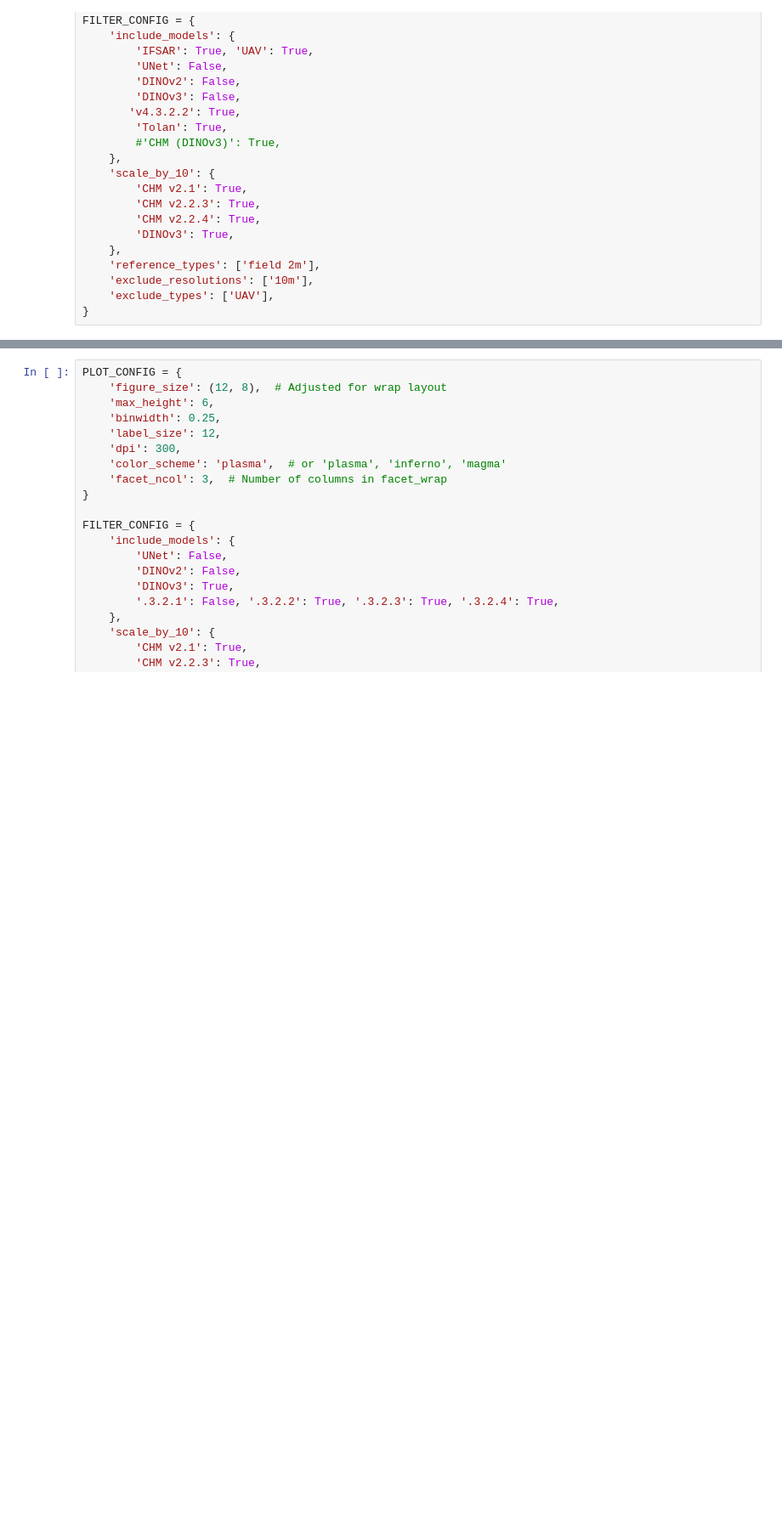
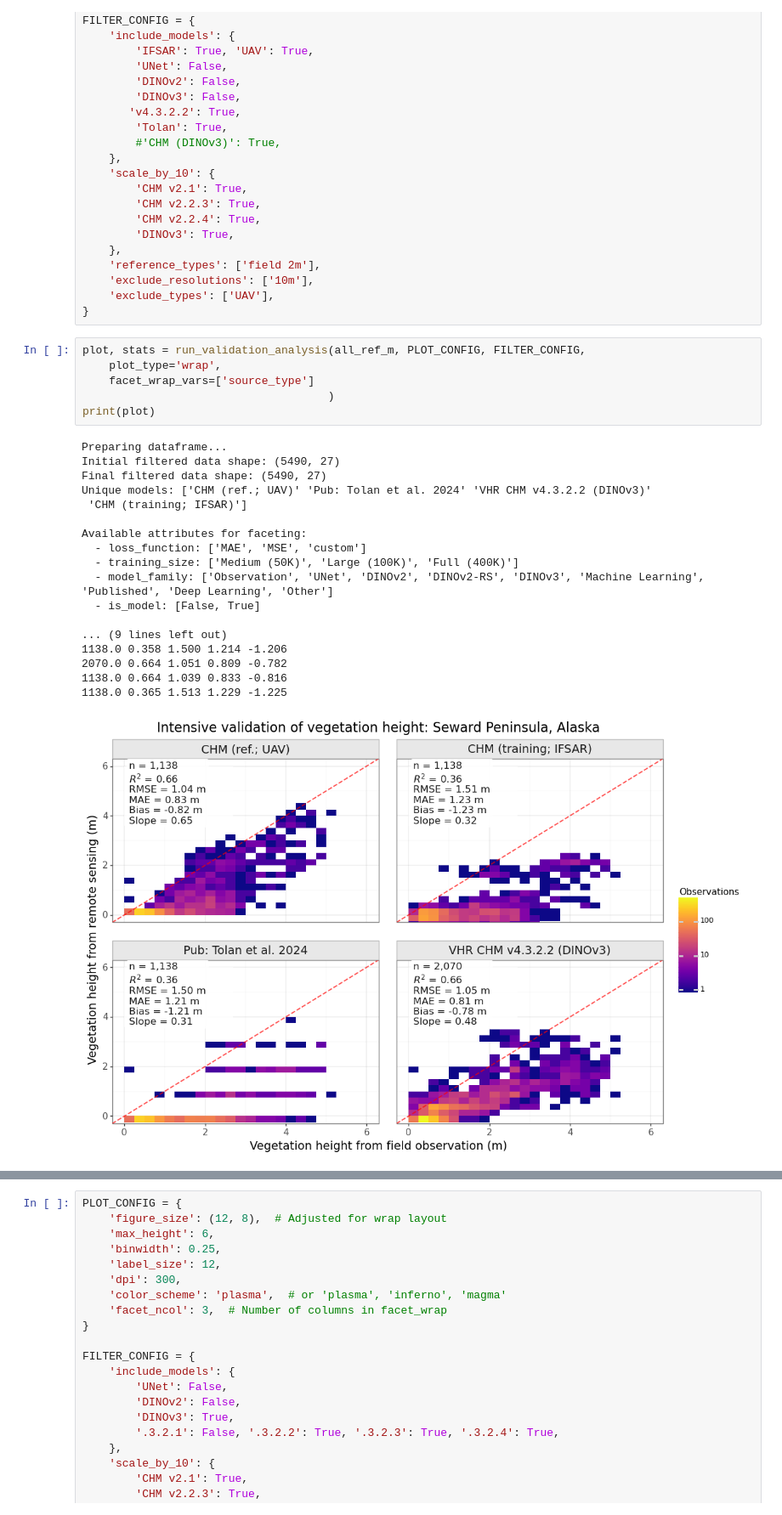
Before and after one commit to nasa-nccs-hpda/above-shrubs, a Jupyter notebook: notebooks/field_analysis_plotting_v3.ipynb, the cells around one changed output, grey strips where cells are left out. Shown at 85% size. Saved outputs shown, nothing was run; the diff lists cells and outputs as text; blank space fills up the shorter version.

```diff
--- a/notebooks/field_analysis_plotting_v3.ipynb
+++ b/notebooks/field_analysis_plotting_v3.ipynb
@@ -947,3 +945,28 @@ FILTER_CONFIG = {
     'exclude_resolutions': ['10m'],
     'exclude_types': ['UAV'],
 }
+# %%
+plot, stats = run_validation_analysis(all_ref_m, PLOT_CONFIG, FILTER_CONFIG,
+    plot_type='wrap',
+    facet_wrap_vars=['source_type']
+                                     )
+print(plot)
+# %% [output]
+Preparing dataframe...
+Initial filtered data shape: (5490, 27)
+Final filtered data shape: (5490, 27)
+Unique models: ['CHM (ref.; UAV)' 'Pub: Tolan et al. 2024' 'VHR CHM v4.3.2.2 (DINOv3)'
+ 'CHM (training; IFSAR)']
+
+Available attributes for faceting:
+  - loss_function: ['MAE', 'MSE', 'custom']
+  - training_size: ['Medium (50K)', 'Large (100K)', 'Full (400K)']
+  - model_family: ['Observation', 'UNet', 'DINOv2', 'DINOv2-RS', 'DINOv3', 'Machine Learning', 'Published', 'Deep Learning', 'Other']
+  - is_model: [False, True]
+
+... (9 lines left out)
+1138.0 0.358 1.500 1.214 -1.206
+2070.0 0.664 1.051 0.809 -0.782
+1138.0 0.664 1.039 0.833 -0.816
+1138.0 0.365 1.513 1.229 -1.225
+[figure, added]
```
Also changed, not shown: parts of 20 cells of this notebook, 8 other files.
